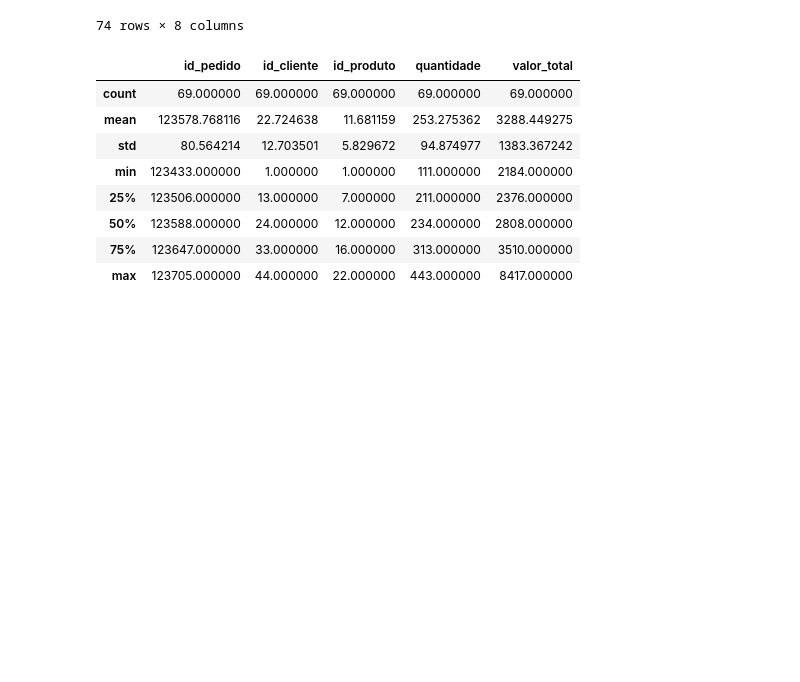
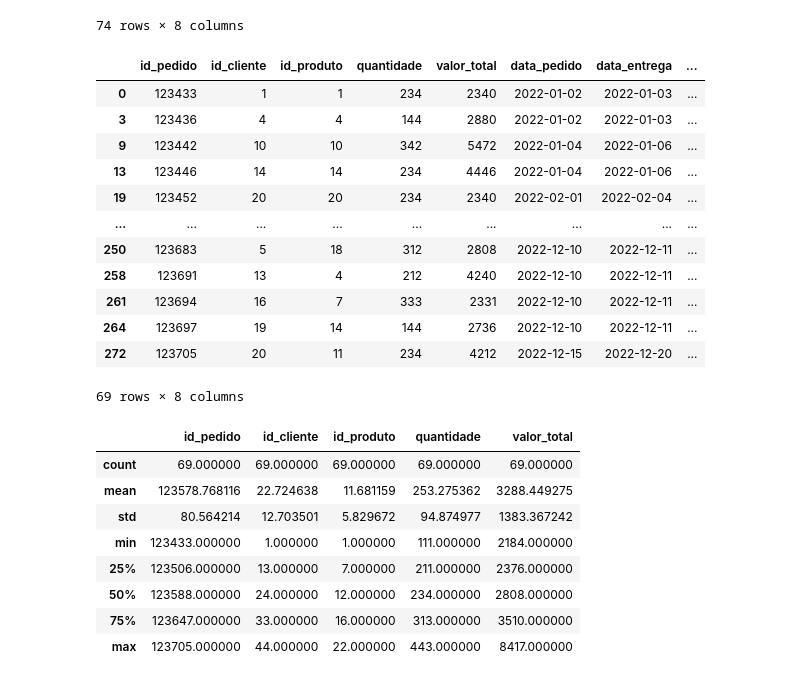
Before and after one commit to anibaltanganelli/Flora, a Jupyter notebook: flora_pratica.ipynb, the cells around one changed output. Drawn from its saved outputs; the diff is of its cells as text; code cells hidden in the pictures; blank space fills up the shorter version.

```diff
--- a/flora_pratica.ipynb
+++ b/flora_pratica.ipynb
@@ -276,3 +286,20 @@ quartil_superior_VT
+# %%
+quartil_superior_VT = pedidos[pedidos['valor_total'] > Q3]
+quartil_superior_VT
+# %% [output]
+|  | id_pedido | id_cliente | id_produto | quantidade | valor_total | data_pedido | data_entrega | ... |
+| 0 | 123433 | 1 | 1 | 234 | 2340 | 2022-01-02 | 2022-01-03 | ... |
+| 3 | 123436 | 4 | 4 | 144 | 2880 | 2022-01-02 | 2022-01-03 | ... |
+| 9 | 123442 | 10 | 10 | 342 | 5472 | 2022-01-04 | 2022-01-06 | ... |
+| 13 | 123446 | 14 | 14 | 234 | 4446 | 2022-01-04 | 2022-01-06 | ... |
+| 19 | 123452 | 20 | 20 | 234 | 2340 | 2022-02-01 | 2022-02-04 | ... |
+| ... | ... | ... | ... | ... | ... | ... | ... | ... |
+| 250 | 123683 | 5 | 18 | 312 | 2808 | 2022-12-10 | 2022-12-11 | ... |
+| 258 | 123691 | 13 | 4 | 212 | 4240 | 2022-12-10 | 2022-12-11 | ... |
+| 261 | 123694 | 16 | 7 | 333 | 2331 | 2022-12-10 | 2022-12-11 | ... |
+| 264 | 123697 | 19 | 14 | 144 | 2736 | 2022-12-10 | 2022-12-11 | ... |
+| 272 | 123705 | 20 | 11 | 234 | 4212 | 2022-12-15 | 2022-12-20 | ... |
+69 rows × 8 columns
 # %%
 quartil_superior_VT.describe()
 # %% [output]
```
Also changed, not shown: parts of 3 cells of this notebook.
